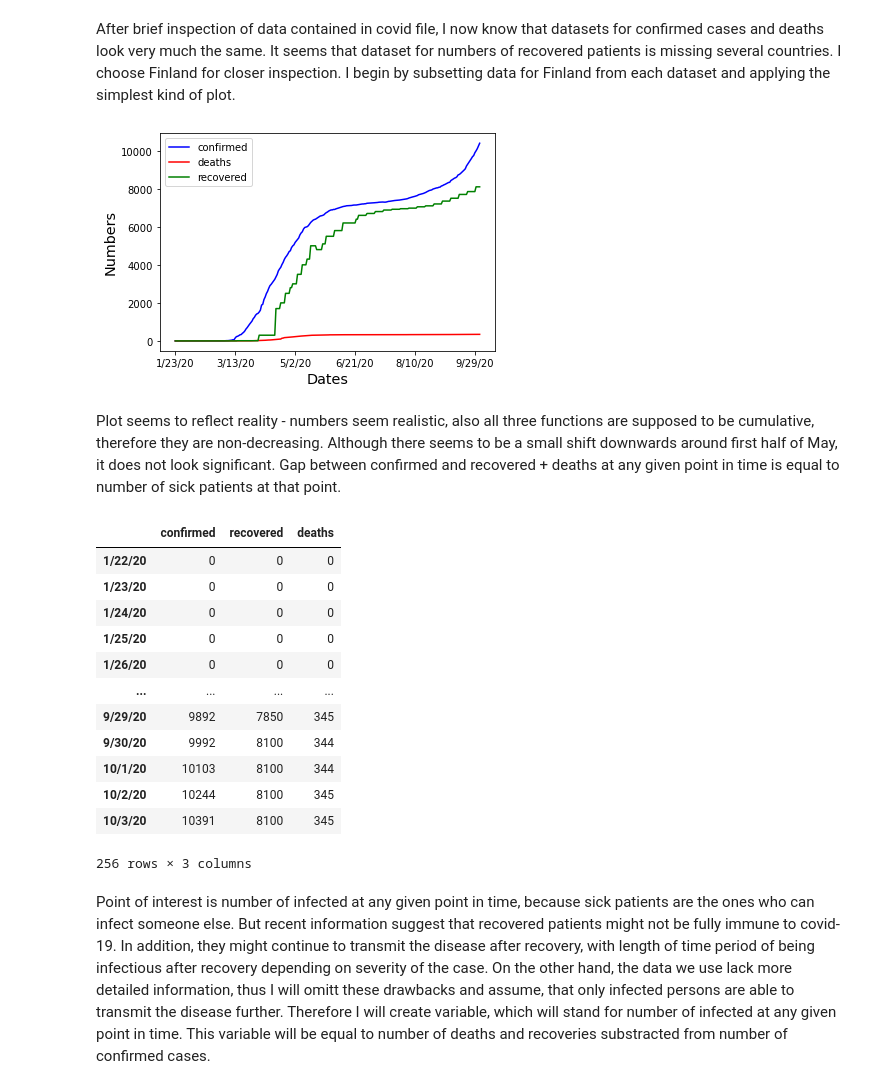
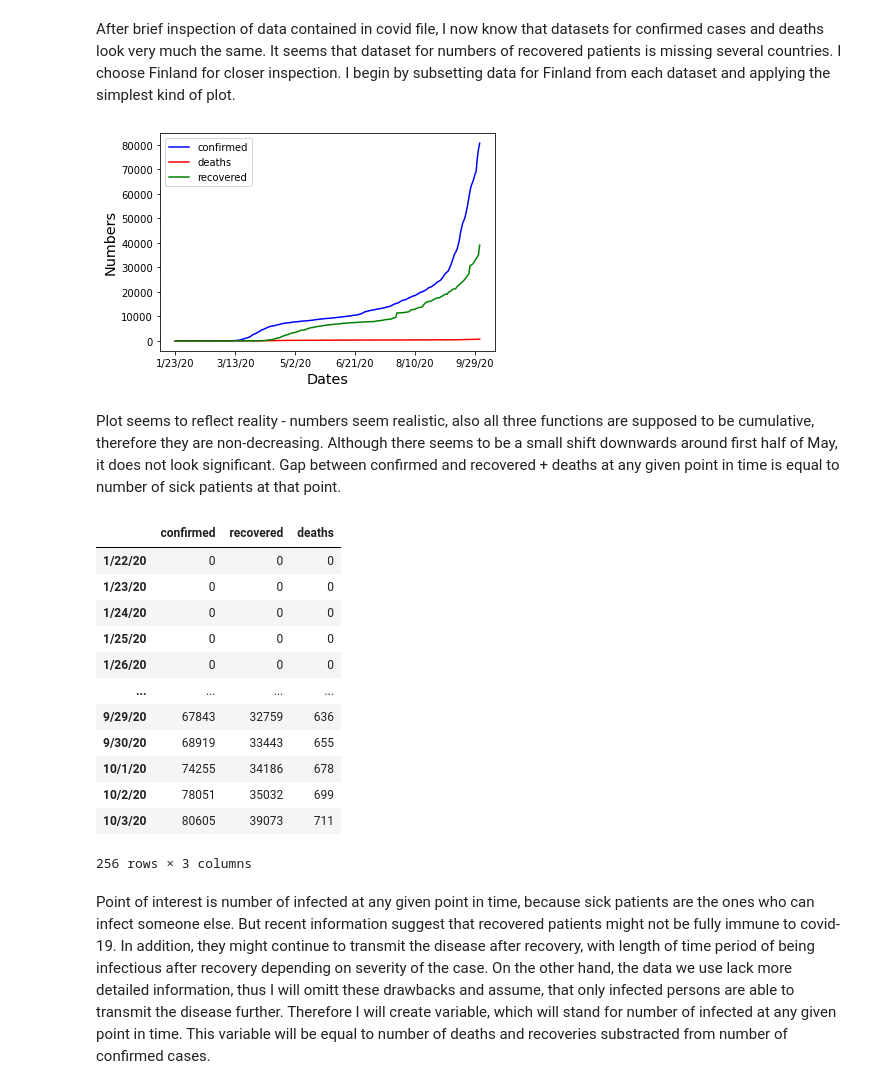
Before and after one commit to magicbeans817/MMM, a Jupyter notebook: PS1/Problem Set 1.ipynb, the cells around one changed output. Cells and saved outputs as stored; diff of their text form; code cells hidden in the pictures.

```diff
--- a/PS1/Problem Set 1.ipynb
+++ b/PS1/Problem Set 1.ipynb
@@ -115,19 +115,19 @@ display(
 # %% [markdown]
 After brief inspection of data contained in covid file, I now know that datasets for confirmed cases and deaths look very much the same. It seems that dataset for numbers of recovered patients is missing several countries. I choose Finland for closer inspection. I begin by subsetting data for Finland from each dataset and applying the simplest kind of plot.
 # %%
-country = 'Finland'
+country = 'Czechia'
 taic = confirmed.loc[confirmed["Country/Region"] == country]
 taid = death.loc[death["Country/Region"] == country]
 tair = recovered.loc[recovered["Country/Region"] == country]
 taic.iloc[0][5:266].plot(color = "blue", label = "confirmed")
 taid.iloc[0][5:266].plot(color = "red", label = "deaths")
 tair.iloc[0][5:266].plot(color = "green", label = "recovered")
 plt.legend()
 plt.ylabel('Numbers', size='x-large')
 plt.xlabel('Dates', size='x-large')
 plt.show()
 # %% [output]
-[figure, old version]
+[figure, new version]
 # %% [markdown]
 Plot seems to reflect reality - numbers seem realistic, also all three functions are supposed to be cumulative, therefore they are non-decreasing. Although there seems to be a small shift downwards around first half of May, it does not look significant. Gap between confirmed and recovered + deaths at any given point in time is equal to number of sick patients at that point.
 # %%
@@ -145,11 +145,11 @@ data #lets check the data
 | 1/25/20 | 0 | 0 | 0 |
 | 1/26/20 | 0 | 0 | 0 |
 | ... | ... | ... | ... |
-| 9/29/20 | 9892 | 7850 | 345 |
-| 9/30/20 | 9992 | 8100 | 344 |
-| 10/1/20 | 10103 | 8100 | 344 |
-| 10/2/20 | 10244 | 8100 | 345 |
-| 10/3/20 | 10391 | 8100 | 345 |
+| 9/29/20 | 67843 | 32759 | 636 |
+| 9/30/20 | 68919 | 33443 | 655 |
+| 10/1/20 | 74255 | 34186 | 678 |
+| 10/2/20 | 78051 | 35032 | 699 |
+| 10/3/20 | 80605 | 39073 | 711 |
 256 rows × 3 columns
 # %% [markdown]
 Point of interest is number of infected at any given point in time, because sick patients are the ones who can infect someone else. But recent information suggest that recovered patients might not be fully immune to covid-19. In addition, they might continue to transmit the disease after recovery, with length of time period of being infectious after recovery depending on severity of the case. On the other hand, the data we use lack more detailed information, thus I will omitt these drawbacks and assume, that only infected persons are able to transmit the disease further.
```
Also changed, not shown: parts of 5 cells of this notebook.
